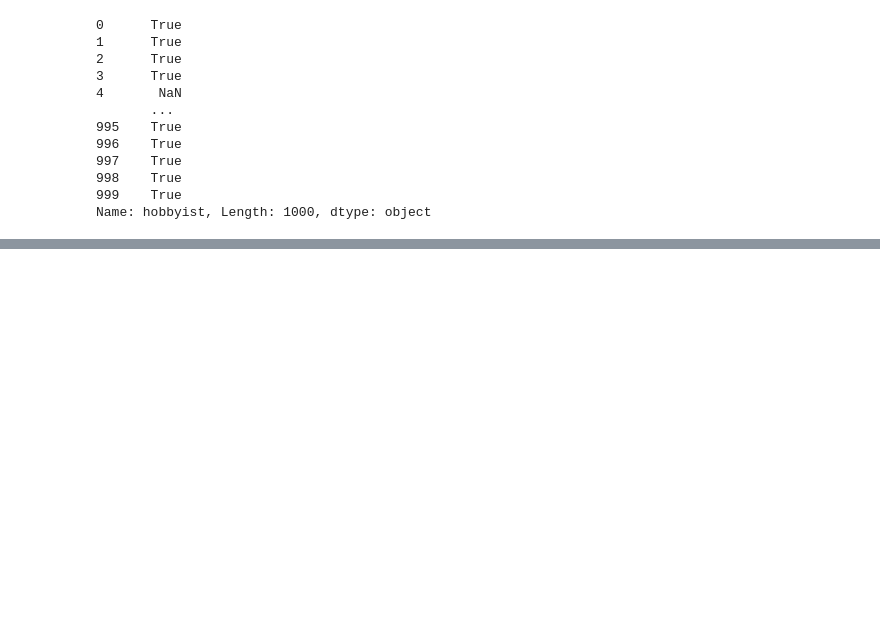
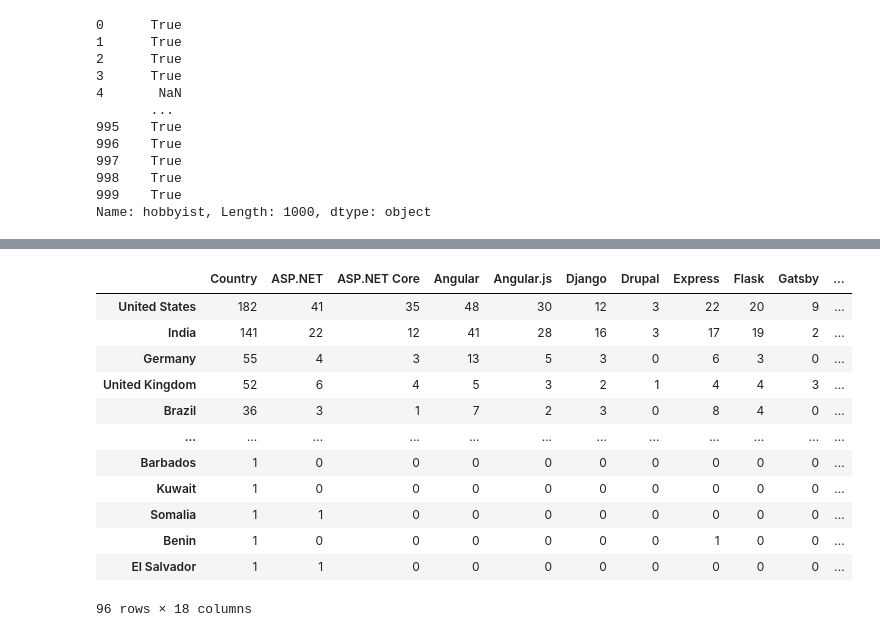
Before and after one commit to YJCheng1210/Matplotlib_Numpy_Pandas, a Jupyter notebook: Pandas_Lab2 - Data Analysis, Filtering, Groupby, Joining.ipynb, the cells around one changed output, grey strips where cells are left out. Cells and saved outputs as stored; diff of their text form; code cells hidden in the pictures; blank space fills up the shorter version.

```diff
--- a/Pandas_Lab2 - Data Analysis, Filtering, Groupby, Joining.ipynb
+++ b/Pandas_Lab2 - Data Analysis, Filtering, Groupby, Joining.ipynb
@@ -2041,0 +2450,2 @@ Name: age1stcode, Length: 1000, dtype: bool
+# %%
+country_groups = survey_df.groupby(['Country'])
@@ -2041,0 +2468,6 @@ Name: age1stcode, Length: 1000, dtype: bool
+# %%
+framework_sum_array = []
+for framework in distinct_frameworks:
+    new_df = country_groups['WebframeWorkedWith'].apply(lambda x: x.str.contains(framework).sum())
+    new_df.name = framework
+    framework_sum_array.append(new_df)
@@ -2041,0 +2490,2 @@ Name: age1stcode, Length: 1000, dtype: bool
+# %%
+user_count = survey_df['Country'].value_counts()
@@ -2041,0 +2507,18 @@ Name: age1stcode, Length: 1000, dtype: bool
+# %%
+concated_df = pd.concat([user_count] + framework_sum_array, axis='columns')
+# %%
+concated_df
+# %% [output]
+|  | Country | ASP.NET | ASP.NET Core | Angular | Angular.js | Django | Drupal | Express | Flask | Gatsby | ... |
+| United States | 182 | 41 | 35 | 48 | 30 | 12 | 3 | 22 | 20 | 9 | ... |
+| India | 141 | 22 | 12 | 41 | 28 | 16 | 3 | 17 | 19 | 2 | ... |
+| Germany | 55 | 4 | 3 | 13 | 5 | 3 | 0 | 6 | 3 | 0 | ... |
+| United Kingdom | 52 | 6 | 4 | 5 | 3 | 2 | 1 | 4 | 4 | 3 | ... |
+| Brazil | 36 | 3 | 1 | 7 | 2 | 3 | 0 | 8 | 4 | 0 | ... |
+| ... | ... | ... | ... | ... | ... | ... | ... | ... | ... | ... | ... |
+| Barbados | 1 | 0 | 0 | 0 | 0 | 0 | 0 | 0 | 0 | 0 | ... |
+| Kuwait | 1 | 0 | 0 | 0 | 0 | 0 | 0 | 0 | 0 | 0 | ... |
+| Somalia | 1 | 1 | 0 | 0 | 0 | 0 | 0 | 0 | 0 | 0 | ... |
+| Benin | 1 | 0 | 0 | 0 | 0 | 0 | 0 | 1 | 0 | 0 | ... |
+| El Salvador | 1 | 1 | 0 | 0 | 0 | 0 | 0 | 0 | 0 | 0 | ... |
+96 rows × 18 columns
```
Also changed, not shown: parts of 60 cells of this notebook.
